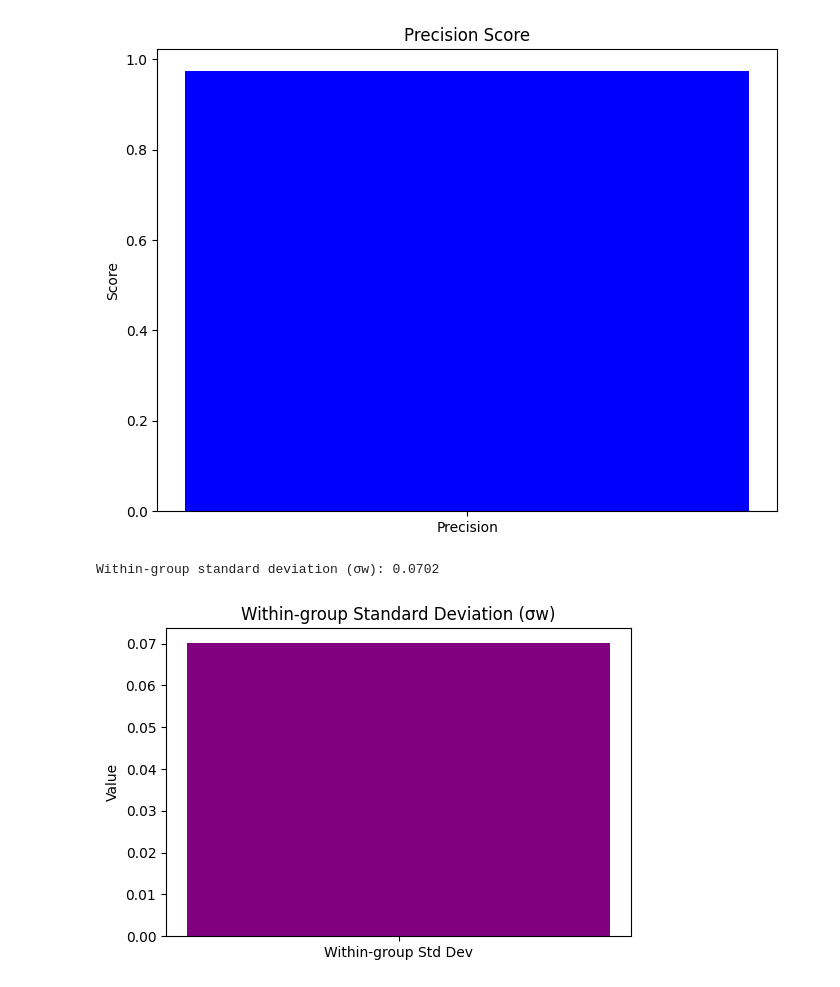
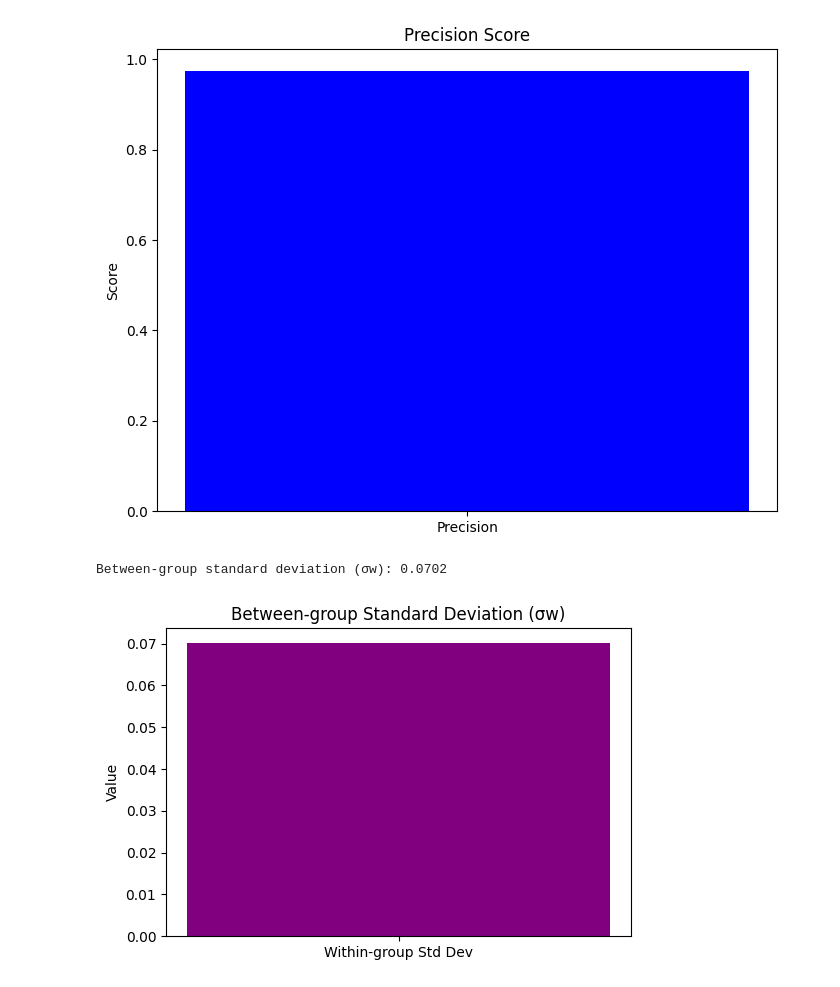
Before and after one commit to MichelleIhetu/ML_Learning_Track, a Jupyter notebook: Project Learning/Final_Project.ipynb, the cells around one changed output. Drawn from its saved outputs; the diff is of its cells as text; code cells hidden in the pictures.

```diff
--- a/Project Learning/Final_Project.ipynb
+++ b/Project Learning/Final_Project.ipynb
@@ -717,25 +761,25 @@ Model Precision: 0.9733458764502979
 # %%
 # Repeatability
 
 # Calculate the standard deviation for each column (channel) in group1_data
 std_group1_columns = group1_data.std(axis=0)
 
 # Calculate the standard deviation for each column (channel) in group2_data
 std_group2_columns = group2_data.std(axis=0)
 
-# Combine the standard deviations from both groups and calculate the pooled within-group standard deviation (σw)
+# Combine the standard deviations from both groups and calculate the pooled between-group standard deviation (σw)
 # One way to pool is to average the standard deviations across all channels from both groups
 sigma_w = np.mean(np.hstack((std_group1_columns, std_group2_columns)))
 
-print(f"Within-group standard deviation (σw): {sigma_w:.4f}")
+print(f"Between-group standard deviation (σw): {sigma_w:.4f}")
 
 # Plotting sigma_w
 plt.figure(figsize=(6, 4))
 plt.bar(['Within-group Std Dev'], [sigma_w], color='purple')
 plt.ylabel('Value')
-plt.title('Within-group Standard Deviation (σw)')
+plt.title('Between-group Standard Deviation (σw)')
 plt.ylim(bottom=0) # Ensure the y-axis starts from 0
 plt.show()
 # %% [output]
-Within-group standard deviation (σw): 0.0702
+Between-group standard deviation (σw): 0.0702
-[figure, old version]
+[figure, new version]
```
Also changed, not shown: parts of 7 cells of this notebook.
